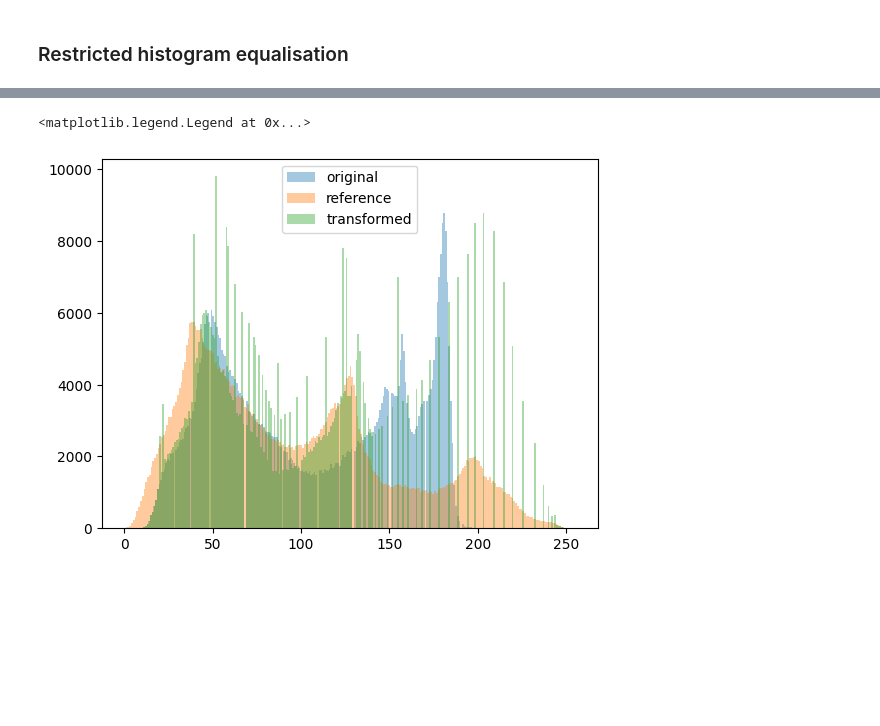
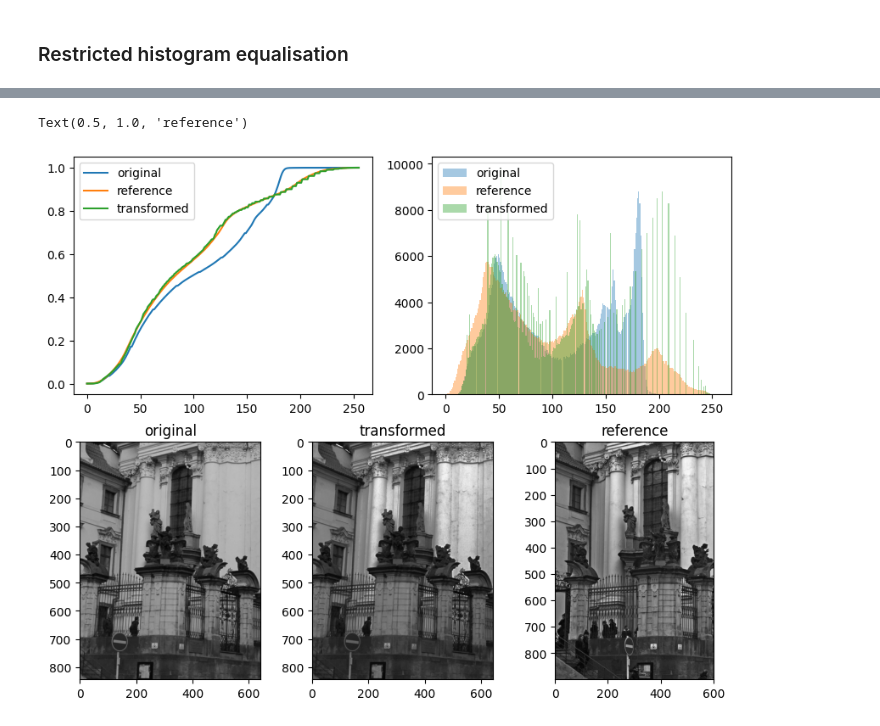
Before and after one commit to CVUT-FS-12110/Machine-Perception-and-Image-Analysis, a Jupyter notebook: src/lectures/02_histograms/histograms.ipynb, the cells around one changed output, grey strips where cells are left out. Saved outputs shown, nothing was run; the diff lists cells and outputs as text; code cells hidden in the pictures; blank space fills up the shorter version.

Commit message:
Cosmetic changes to 02 histogram lab

```diff
--- a/src/lectures/02_histograms/histograms.ipynb
+++ b/src/lectures/02_histograms/histograms.ipynb
@@ -179 +187,16 @@ def calculate_lookup(src_cdf, ref_cdf):
+# %%
+def create_lut(source_cdf, reference_cdf):
+    """ Function creates LUT based on provided source and reference CDF
+    Note: only works for Domain 0, 255
+    """
+    assert len(source_cdf) == len(reference_cdf), "CDFs have different lengths"
+    n = len(source_cdf) # length of LUT
+    lut = np.zeros(shape=(n,)) # prepare empty vector for LUT
+    for i in range(n): # i is index of source image
+        for j in range(n): # j is value of transformed image
+            if reference_cdf[j] >= source_cdf[i]:
+                # this is my lut value for index `i`
+                lut[i] = j
+                break
+    return lut
 # %%
@@ -182,10 +206,9 @@ img = cv.cvtColor(image, cv.COLOR_BGR2GRAY)
 reference = cv.imread(os.path.join("data", "CM2.jpg"))
 ref = cv.cvtColor(reference, cv.COLOR_BGR2GRAY)
 # %%
-BINS = 256
-hist, bins = np.histogram(img.flatten(), bins=BINS)
+hist, bins = np.histogram(img.flatten(), bins=256)
 cdf = hist.cumsum()
 cdf_normalized = cdf / len(img.flatten())
-hist_r, bins_r = np.histogram(ref.flatten(), bins=BINS)
+hist_r, bins_r = np.histogram(ref.flatten(), bins=256)
 cdf_r = hist_r.cumsum()
 cdf_normalized_r = cdf_r / len(ref.flatten())
@@ -202,7 +230,8 @@ plt.imshow(img, cmap="gray")
 # %%
-lut = calculate_lookup(cdf_normalized, cdf_normalized_r)
+lut = create_lut(cdf_normalized, cdf_normalized_r) # create lut
 # %%
+# transform an image
 transformed = cv.LUT(img, lut)
-hist_t, bins_t = np.histogram(transformed.flatten(), bins=BINS)
+hist_t, bins_t = np.histogram(transformed.flatten(), bins=256)
 cdf_t = hist_t.cumsum()
 cdf_normalized_t = cdf_t / len(transformed.flatten())
@@ -222,8 +238,26 @@ plt.legend()
 # %%
+plt.figure(figsize=(10,8))
+
+plt.subplot(221)
+plt.plot(cdf_normalized, label="original")
+plt.plot(cdf_normalized_r, label="reference")
+plt.plot(cdf_normalized_t, label="transformed")
+plt.legend()
+plt.subplot(222)
 plt.hist(img.flatten(), alpha=0.4, bins=256, label="original")
 plt.hist(ref.flatten(), alpha=0.4, bins=256, label="reference")
 plt.hist(transformed.flatten(), alpha=0.4, bins=256, label="transformed")
 plt.legend()
+
+plt.subplot(234)
+plt.imshow(img, cmap="gray")
+plt.title("original")
+plt.subplot(235)
+plt.imshow(transformed, cmap="gray")
+plt.title("transformed")
+plt.subplot(236)
+plt.imshow(ref, cmap="gray")
+plt.title("reference")
 # %% [output]
-<matplotlib.legend.Legend at 0x...>
+Text(0.5, 1.0, 'reference')
-[figure, old version]
+[figure, new version]
```
Also changed, not shown: parts of 22 cells of this notebook.
